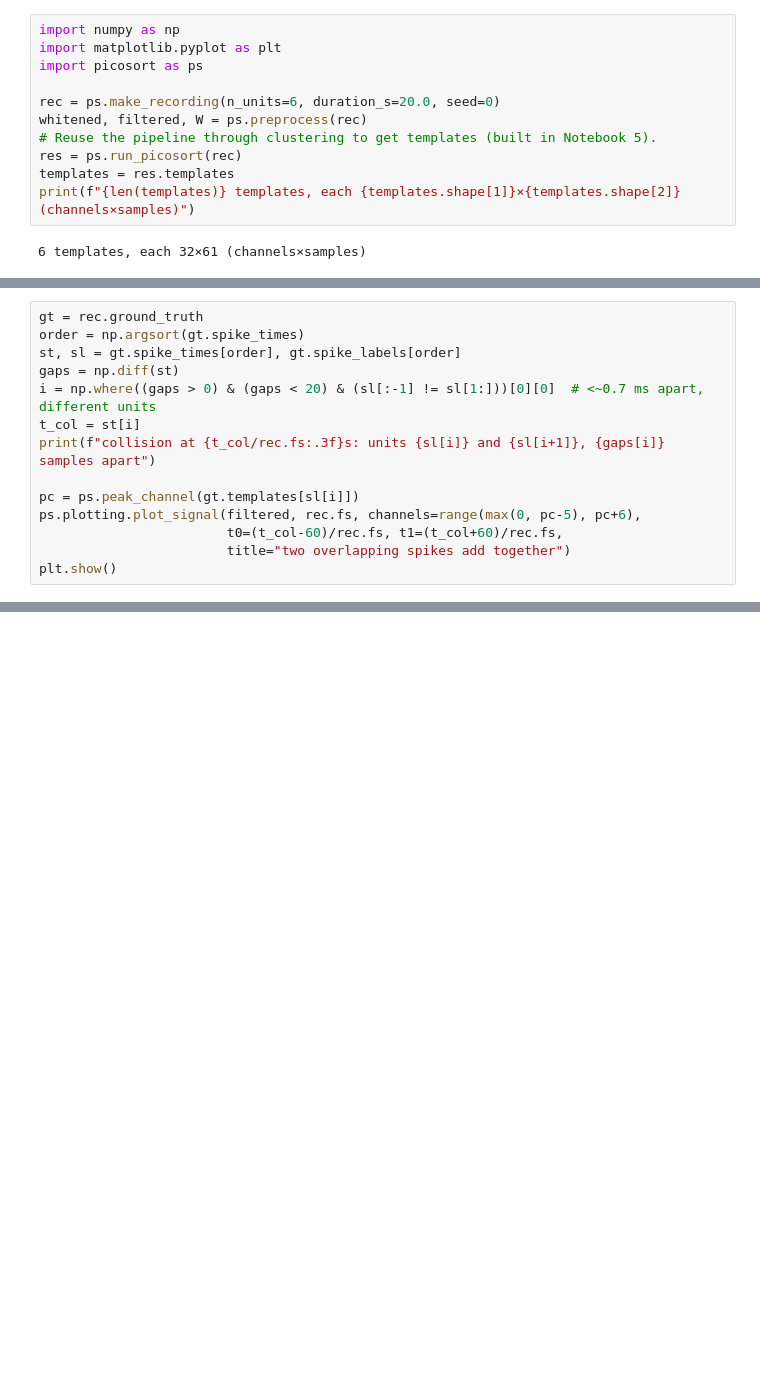
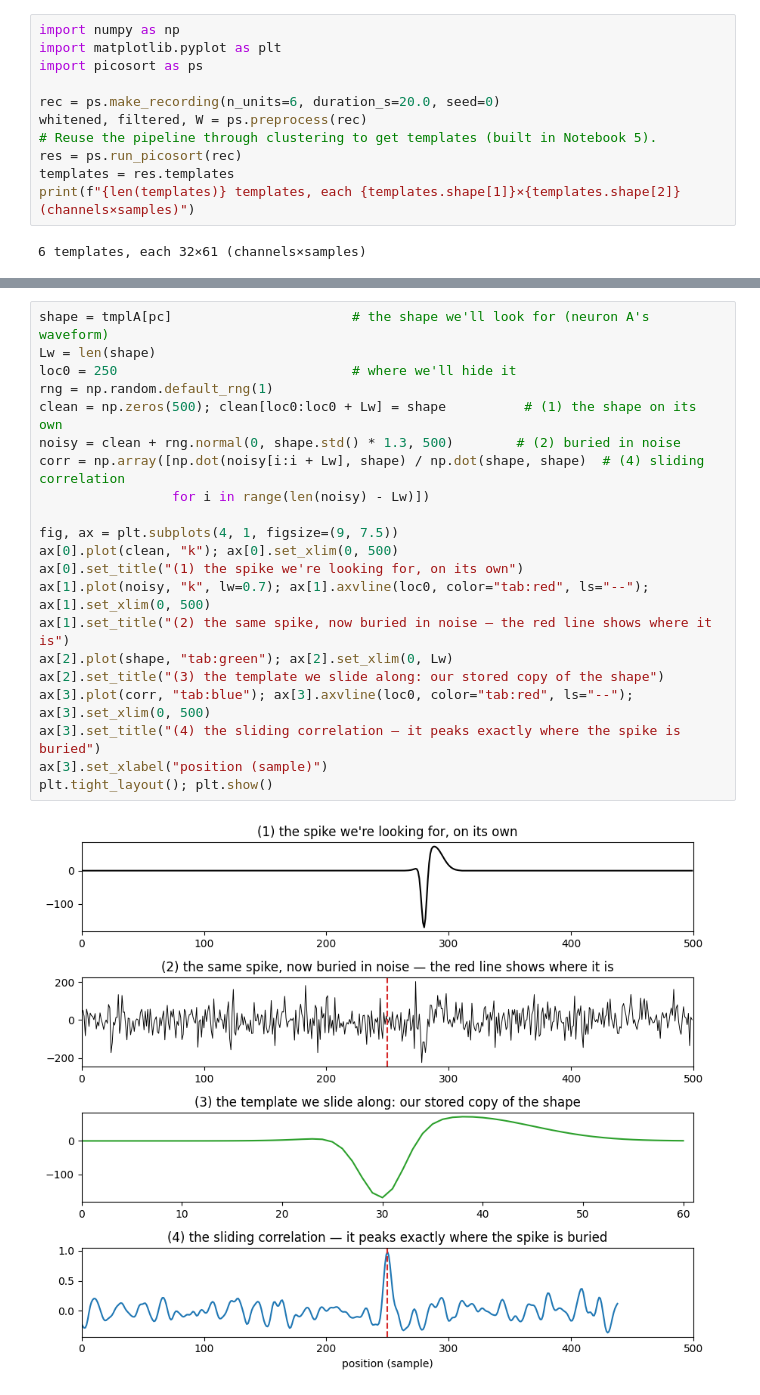
Before and after one commit to stootoon/swc-en-2026, a Jupyter notebook: ephys-pop/notebooks/06_template_matching_solutions.ipynb, the cells around one changed output, grey strips where cells are left out. Cells and saved outputs as stored; diff of their text form; blank space fills up the shorter version.

```diff
--- a/ephys-pop/notebooks/06_template_matching_solutions.ipynb
+++ b/ephys-pop/notebooks/06_template_matching_solutions.ipynb
@@ -37,14 +29,0 @@ wrong.
-# %%
-gt = rec.ground_truth
-order = np.argsort(gt.spike_times)
-st, sl = gt.spike_times[order], gt.spike_labels[order]
-gaps = np.diff(st)
-i = np.where((gaps > 0) & (gaps < 20) & (sl[:-1] != sl[1:]))[0][0]  # <~0.7 ms apart, different units
-t_col = st[i]
-print(f"collision at {t_col/rec.fs:.3f}s: units {sl[i]} and {sl[i+1]}, {gaps[i]} samples apart")
-
-pc = ps.peak_channel(gt.templates[sl[i]])
-ps.plotting.plot_signal(filtered, rec.fs, channels=range(max(0, pc-5), pc+6),
-                        t0=(t_col-60)/rec.fs, t1=(t_col+60)/rec.fs,
-                        title="two overlapping spikes add together")
-plt.show()
@@ -80 +77,24 @@ ax[1].set_xlabel("position"); plt.tight_layout(); plt.show()
+# %%
+shape = tmplA[pc]                       # the shape we'll look for (neuron A's waveform)
+Lw = len(shape)
+loc0 = 250                              # where we'll hide it
+rng = np.random.default_rng(1)
+clean = np.zeros(500); clean[loc0:loc0 + Lw] = shape          # (1) the shape on its own
+noisy = clean + rng.normal(0, shape.std() * 1.3, 500)        # (2) buried in noise
+corr = np.array([np.dot(noisy[i:i + Lw], shape) / np.dot(shape, shape)  # (4) sliding correlation
+                 for i in range(len(noisy) - Lw)])
+
+fig, ax = plt.subplots(4, 1, figsize=(9, 7.5))
+ax[0].plot(clean, "k"); ax[0].set_xlim(0, 500)
+ax[0].set_title("(1) the spike we're looking for, on its own")
+ax[1].plot(noisy, "k", lw=0.7); ax[1].axvline(loc0, color="tab:red", ls="--"); ax[1].set_xlim(0, 500)
+ax[1].set_title("(2) the same spike, now buried in noise — the red line shows where it is")
+ax[2].plot(shape, "tab:green"); ax[2].set_xlim(0, Lw)
+ax[2].set_title("(3) the template we slide along: our stored copy of the shape")
+ax[3].plot(corr, "tab:blue"); ax[3].axvline(loc0, color="tab:red", ls="--"); ax[3].set_xlim(0, 500)
+ax[3].set_title("(4) the sliding correlation — it peaks exactly where the spike is buried")
+ax[3].set_xlabel("position (sample)")
+plt.tight_layout(); plt.show()
+# %% [output]
+[figure, added]
 # %% [markdown]
```
Also changed, not shown: parts of 20 cells of this notebook, 2 other files.
